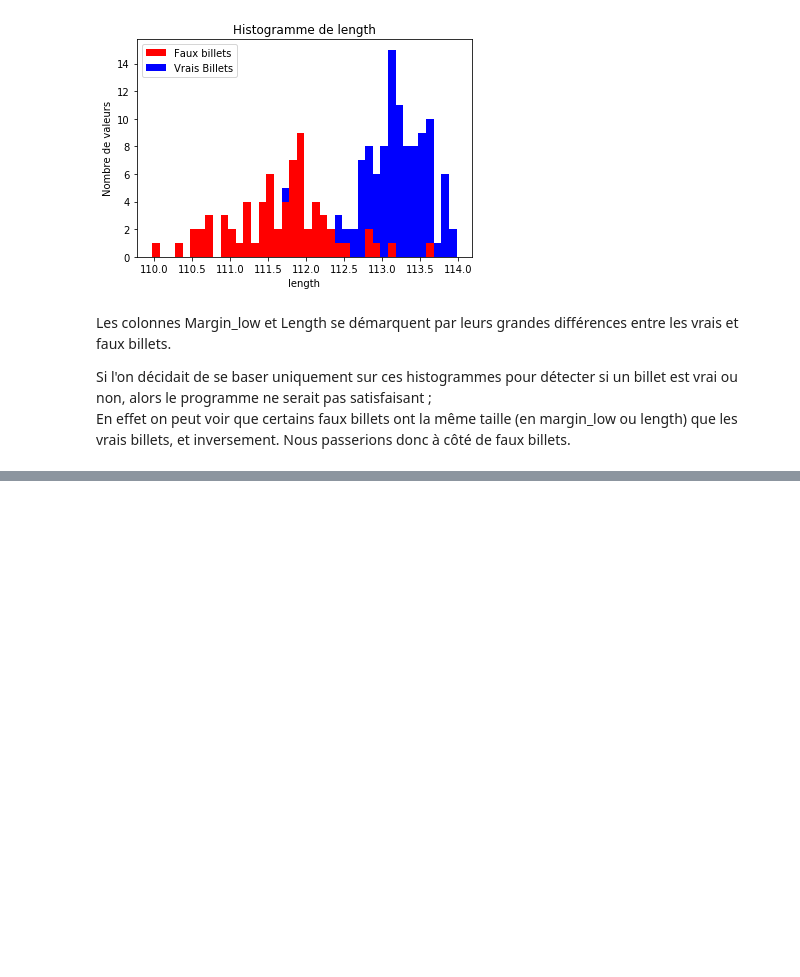
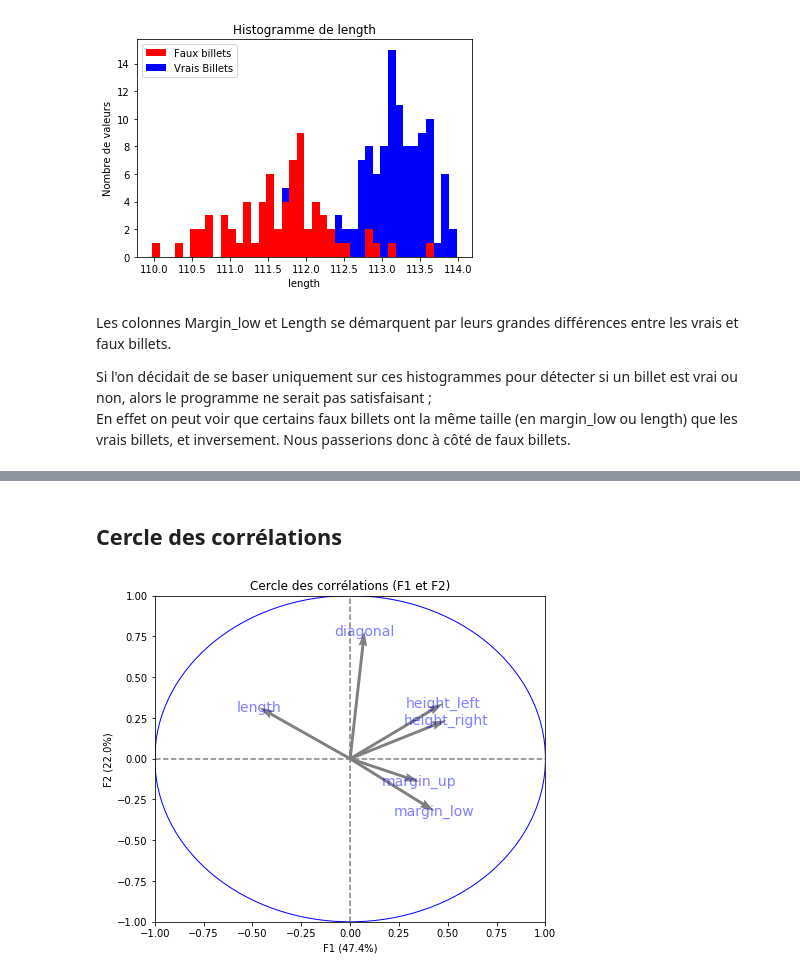
Before and after one commit to Julien-paulet/Projet_6, a Jupyter notebook: Détectez des faux billets.ipynb, the cells around one changed output, grey strips where cells are left out. Saved outputs shown, nothing was run; the diff lists cells and outputs as text; code cells hidden in the pictures; blank space fills up the shorter version.

```diff
--- a/Détectez des faux billets.ipynb
+++ b/Détectez des faux billets.ipynb
@@ -140,0 +183,7 @@ while i <= 6:
+# %% [markdown]
+## Cercle des corrélations
+# %%
+pcs = pca.components_
+display_circles("Cercle_des_correlations", pcs, n_comp, pca, [(0,1)], labels = np.array(features))
+# %% [output]
+[figure, added]
```
Also changed, not shown: parts of 15 cells of this notebook.
